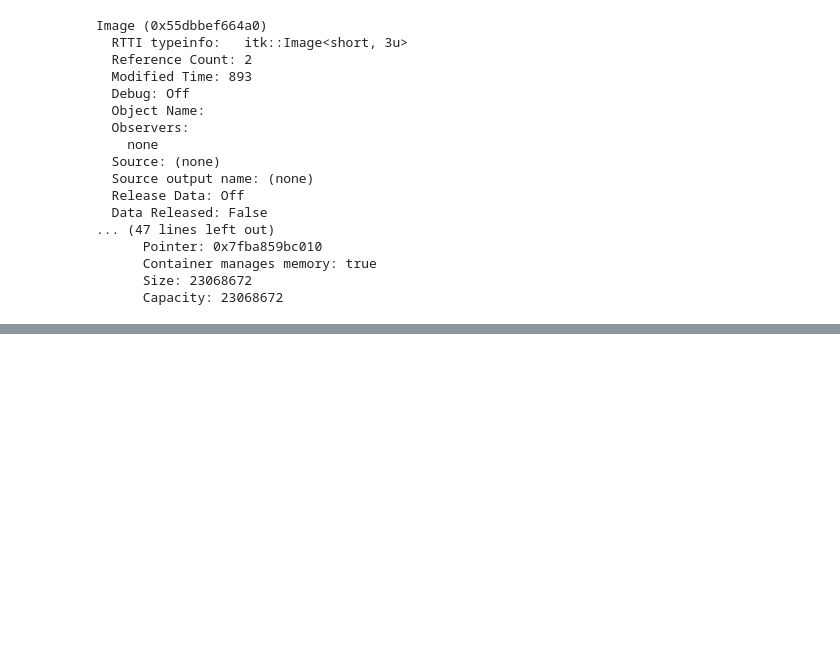
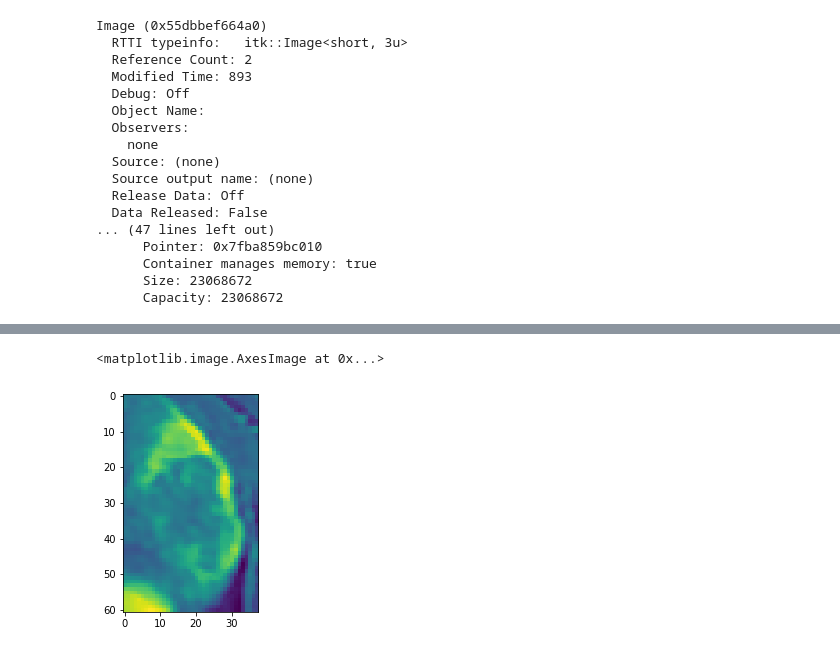
Before and after one commit to RishengDeng/mvi, a Jupyter notebook: dataprocess.ipynb, the cells around one changed output, grey strips where cells are left out. Cells and saved outputs as stored; diff of their text form; code cells hidden in the pictures; blank space fills up the shorter version.

```diff
--- a/dataprocess.ipynb
+++ b/dataprocess.ipynb
@@ -1396,0 +1452,2 @@ Image (0x55dbbef664a0)
+# %%
+bbox_roi = art_roi_array[art_bbox_mask.astype('int') == 1]
@@ -1396,0 +1480,4 @@ Image (0x55dbbef664a0)
+# %%
+bbox_roi_shape0 = bbox[2] + length + 1 - bbox[0] + length
+bbox_roi_shape1 = bbox[3] + 2 * height + 1 - bbox[1]
+print(bbox_roi_shape0, bbox_roi_shape1)
@@ -1396,0 +1486,2 @@ Image (0x55dbbef664a0)
+# %%
+bbox_roi_2dim = bbox_roi.reshape(bbox_roi_shape0, bbox_roi_shape1)
@@ -1396,0 +1498,5 @@ Image (0x55dbbef664a0)
+# %%
+plt.imshow(bbox_roi_2dim)
+# %% [output]
+<matplotlib.image.AxesImage at 0x...>
+[figure, added]
```
Also changed, not shown: parts of 31 cells of this notebook, 7 other files.
